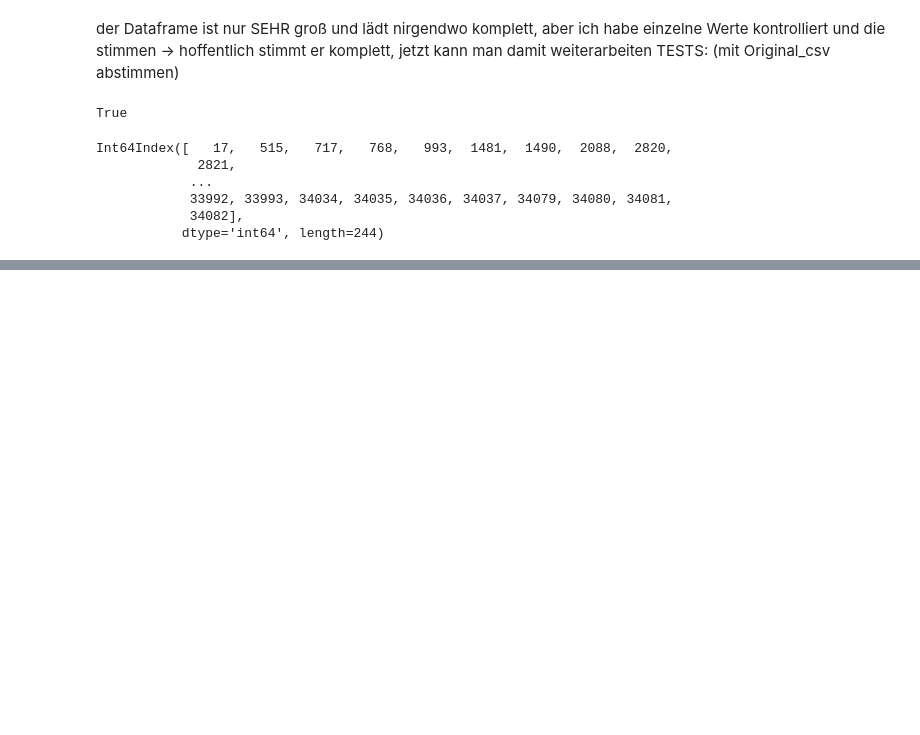
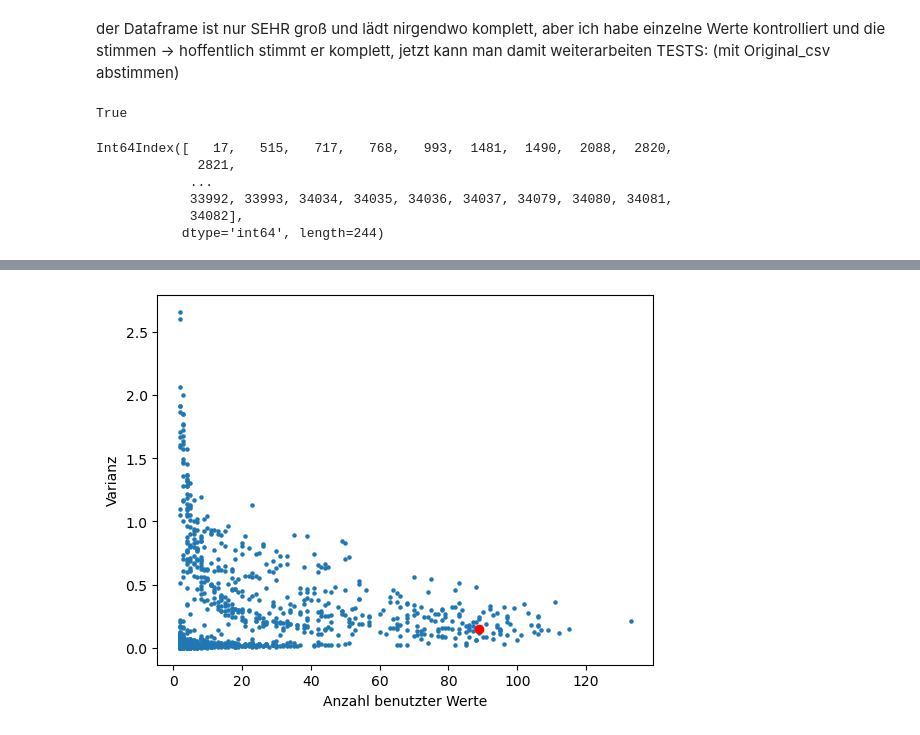
Before and after one commit to datascience-mobi-2023/topic02_team03, a Jupyter notebook: L_first_part_stabilizing_mutations.ipynb, the cells around one changed output, grey strips where cells are left out. Drawn from its saved outputs; the diff is of its cells as text; code cells hidden in the pictures; blank space fills up the shorter version.

Commit message:
Varianzberechnungen, Verifizierung stabilisierende V163A, scatterplots

```diff
--- a/L_first_part_stabilizing_mutations.ipynb
+++ b/L_first_part_stabilizing_mutations.ipynb
@@ -74,3 +74,6 @@ working_dataframe_only_ms.head()
 # %%
 all_possible_mutations = working_dataframe_only_ms.values.flatten().tolist()
 all_possible_mutations = list(set(all_possible_mutations))
+#hat einen none Wert, weil der auch ein Wert in der Liste ist -> wegmachen
+while None in all_possible_mutations:
+    all_possible_mutations.remove(None)
@@ -153,0 +204,13 @@ Int64Index([   17,   515,   717,   768,   993,  1481,  1490,  2088,  2820,
+# %%
+variance_per_mutant_2_list = []
+
+for i in all_possible_mutations:
+    mut_count_fscore_2 = count_fscore_frame.loc[result_how_often[i] == True]
+    fscore_2_mut = mut_count_fscore_2['DMS_score'].loc[mut_count_fscore_2['mut_count'] == 2]
+    varianz_mut_2 = fscore_2_mut.var()
+    variance_per_mutant_2_list.append(varianz_mut_2)
+
+variance_per_mutant_2_series = pd.Series(variance_per_mutant_2_list, index=all_possible_mutations)
+variance_per_mutant_2_df = variance_per_mutant_2_series.to_frame()
+
+print(variance_per_mutant_2_df)
@@ -153,0 +232,14 @@ Int64Index([   17,   515,   717,   768,   993,  1481,  1490,  2088,  2820,
+# %%
+#rausfinden wie viele Daten wir jeweils haben zum berechnen
+how_many_for_variance_2 = []
+
+for i in all_possible_mutations:
+    mut_count_fscore_2 = count_fscore_frame.loc[result_how_often[i] == True]
+    fscore_2_mut = mut_count_fscore_2['DMS_score'].loc[mut_count_fscore_2['mut_count'] == 2]
+    wie_viel_jeweils_2 = len(fscore_2_mut)
+    how_many_for_variance_2.append(wie_viel_jeweils_2)
+
+how_many_for_variance_2 = pd.Series(how_many_for_variance_2, index=all_possible_mutations)
+how_many_for_variance_2_df = how_many_for_variance_2.to_frame()
+
+print(how_many_for_variance_2_df)
@@ -153,0 +261,5 @@ Int64Index([   17,   515,   717,   768,   993,  1481,  1490,  2088,  2820,
+# %%
+how_many_AND_variance_df_2 = pd.concat([how_many_for_variance_2_df, variance_per_mutant_2_df], axis = 1)
+how_many_AND_variance_df_2.columns = ['Anzahl benutzter Werte', 'Varianz']
+how_many_AND_variance_df_2 = how_many_AND_variance_df_2.dropna()
+how_many_AND_variance_df_2
@@ -153,0 +280,12 @@ Int64Index([   17,   515,   717,   768,   993,  1481,  1490,  2088,  2820,
+# %%
+import matplotlib.pyplot as plt
+#scatter plot erstellen, mit benennungen
+plt.scatter(how_many_AND_variance_df_2['Anzahl benutzter Werte'],how_many_AND_variance_df_2['Varianz'], s = 5 )
+plt.xlabel('Anzahl benutzter Werte')
+plt.ylabel('Varianz')
+#die angeblich highest gerankte mut in rot färben
+plt.scatter(how_many_AND_variance_df_2['Anzahl benutzter Werte']['V163A'],how_many_AND_variance_df_2['Varianz']['V163A'], c='red')
+# Diagramm anzeigen
+plt.show()
+# %% [output]
+[figure, added]
```
Also changed, not shown: parts of 16 cells of this notebook.
